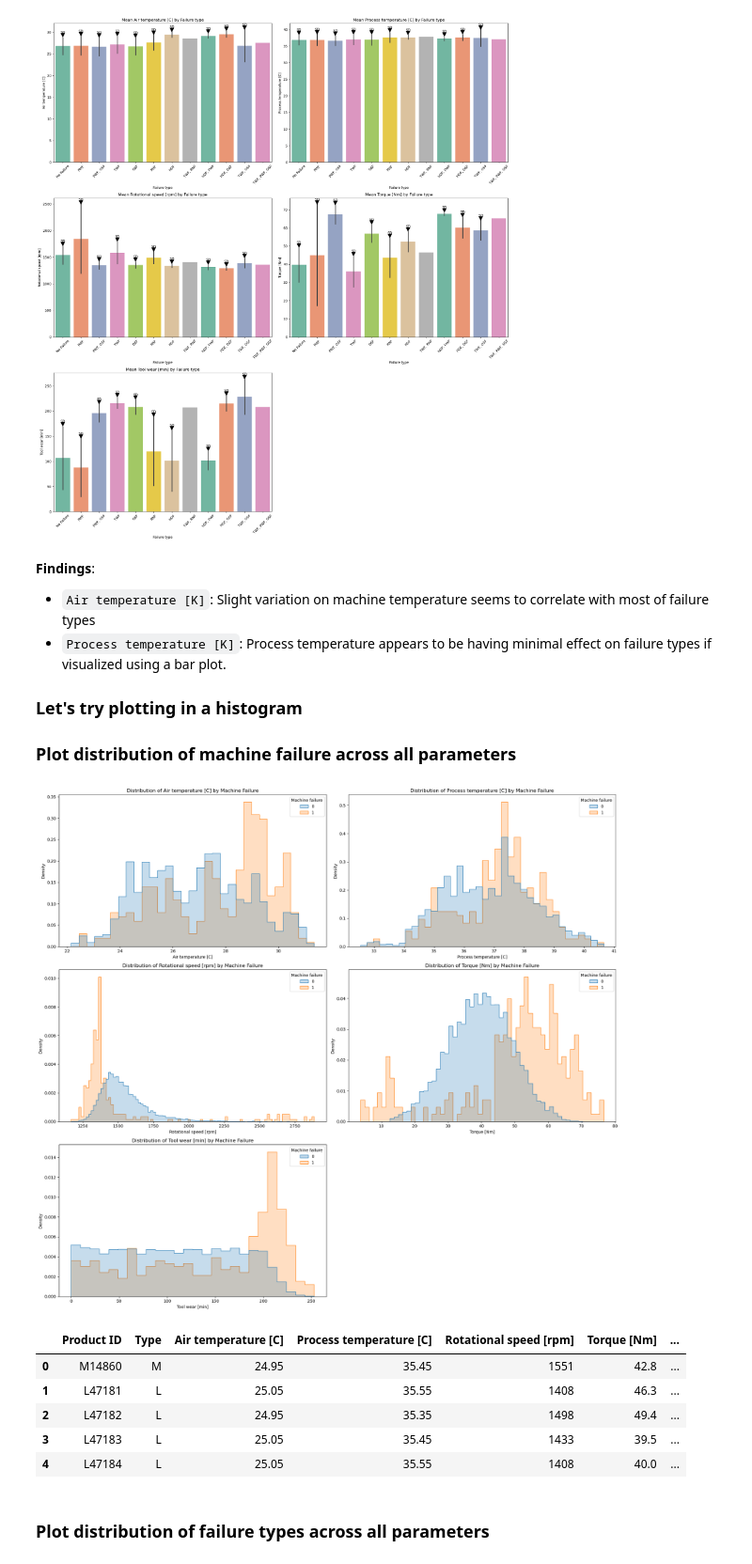
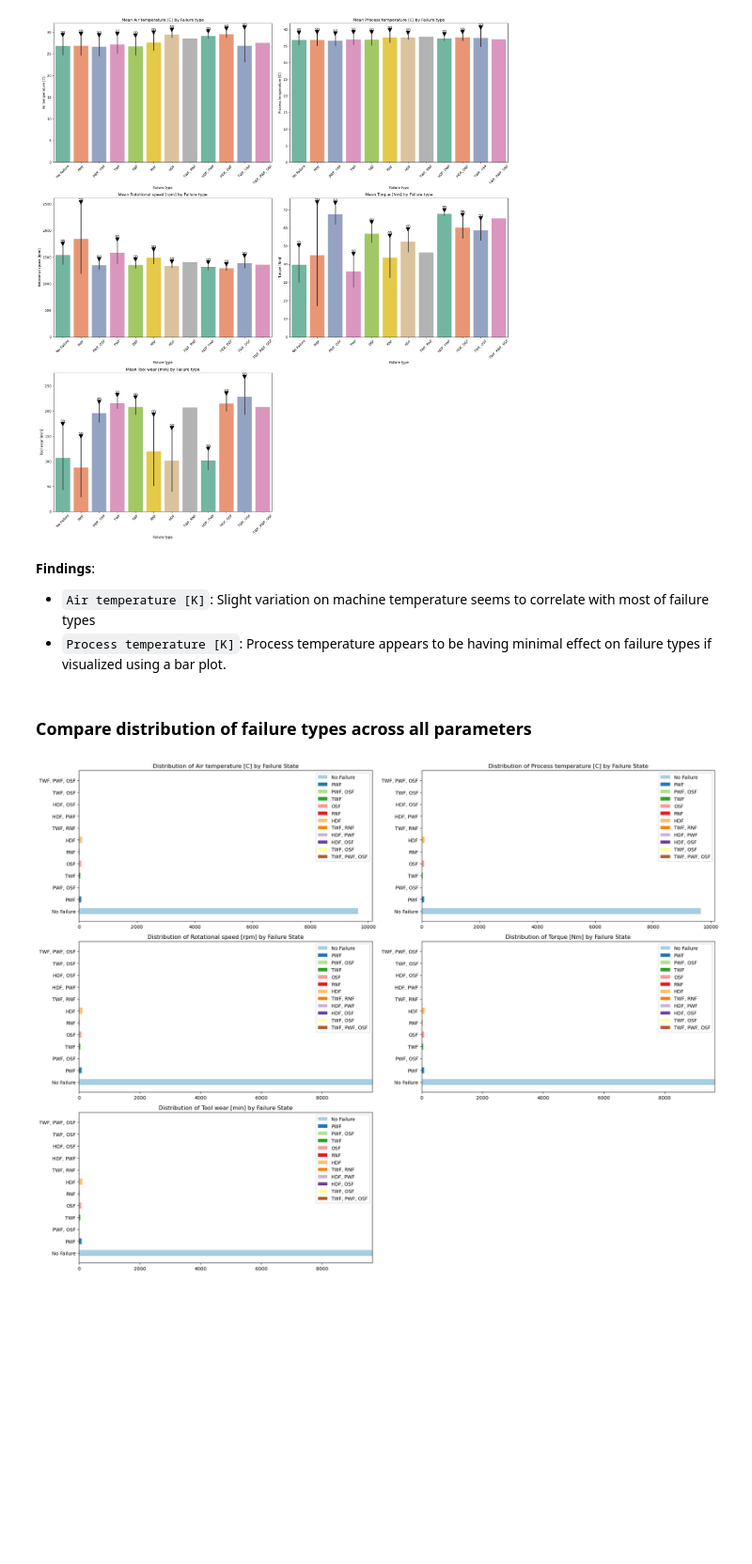
Before and after one commit to invinciblesk/predictive_maintenance_analytics, a Jupyter notebook: notebook/predictive_maintenance.ipynb, the cells around one changed output. Shown at 94% size. Drawn from its saved outputs; the diff is of its cells as text; code cells hidden in the pictures; blank space fills up the shorter version.

```diff
--- a/notebook/predictive_maintenance.ipynb
+++ b/notebook/predictive_maintenance.ipynb
@@ -418,38 +417,42 @@ plt.show()
 **Findings**:
 - `Air temperature [K]`: Slight variation on machine temperature seems to correlate with most of failure types
 - `Process temperature [K]`: Process temperature appears to be having minimal effect on failure types if visualized using a bar plot.
-
-### Let's try plotting in a histogram
-
-### Plot distribution of machine failure across all parameters
-# %%
-columns_to_plot = ['Air temperature [C]', 'Process temperature [C]', 'Rotational speed [rpm]', 'Torque [Nm]', 'Tool wear [min]']
-fig, axes = plt.subplots(nrows=3, ncols=2, figsize=(20, 18))
-axes = axes.flatten()  # Flatten to 1D array for easy iteration
-
-# Loop and plot
-for i, column in enumerate(columns_to_plot):
-    sns.histplot(data=pred_df_cleaned_celcius, x=column, hue='Machine failure', element='step', stat='density', common_norm=False, ax=axes[i])
-    axes[i].set_title(f'Distribution of {column} by Machine Failure')
-    axes[i].set_xlabel(column)
-    axes[i].set_ylabel('Density')
-
-# Remove the last empty subplot
-for j in range(i + 1, len(axes)):
-    axes[j].axis('off')
-
-plt.tight_layout()
-plt.show()
-# %% [output]
-[figure, removed]
-# %%
-pred_df_cleaned_celcius.head()
-# %% [output]
-|  | Product ID | Type | Air temperature [C] | Process temperature [C] | Rotational speed [rpm] | Torque [Nm] | ... |
-| 0 | M14860 | M | 24.95 | 35.45 | 1551 | 42.8 | ... |
-| 1 | L47181 | L | 25.05 | 35.55 | 1408 | 46.3 | ... |
-| 2 | L47182 | L | 24.95 | 35.35 | 1498 | 49.4 | ... |
-| 3 | L47183 | L | 25.05 | 35.45 | 1433 | 39.5 | ... |
-| 4 | L47184 | L | 25.05 | 35.55 | 1408 | 40.0 | ... |
 # %% [markdown]
-### Plot distribution of failure types across all parameters
+### Compare distribution of failure types across all parameters
+# %%
+# Define a custom palette
+base_palette = sns.color_palette('Paired')
+custom_palette = {failure_type: color for failure_type, color in zip(pred_df_cleaned_celcius['Failure type'].unique(), base_palette)}
+
+# Adjust subplot grid
+n_rows = 3
+n_cols = 2
+fig, axes = plt.subplots(n_rows, n_cols, figsize=(20, 15))
+
+# Flatten axes for easy iteration
+axes = axes.flatten()
+
+# Iterate through each operational parameter to create stacked bar plots
+for i, column in enumerate(columns_to_plot):
+    ax = axes[i]
+    # Prepare data for stacked bar plot
+    data = pred_df_cleaned_celcius.groupby(['Failure type', column]).size().unstack(fill_value=0)
+    data_cum = data.cumsum(axis=1)
+
+    # Plot bars
+    for failure_type, color in custom_palette.items():
+        widths = data.loc[failure_type, :].values
+        starts = data_cum.loc[failure_type, :] - widths
+        ax.barh(failure_type, widths, left=starts, height=0.5, label=failure_type, color=color)
+
+    ax.set_title(f'Distribution of {column} by Failure State')
+    ax.legend()
+
+# Remove the last empty subplot
+if len(columns_to_plot) % n_cols != 0:
+    fig.delaxes(axes[-1])
+
+plt.tight_layout()
+plt.show()
+# %% [output]
+[figure, added]
```
Also changed, not shown: parts of 44 cells of this notebook.
